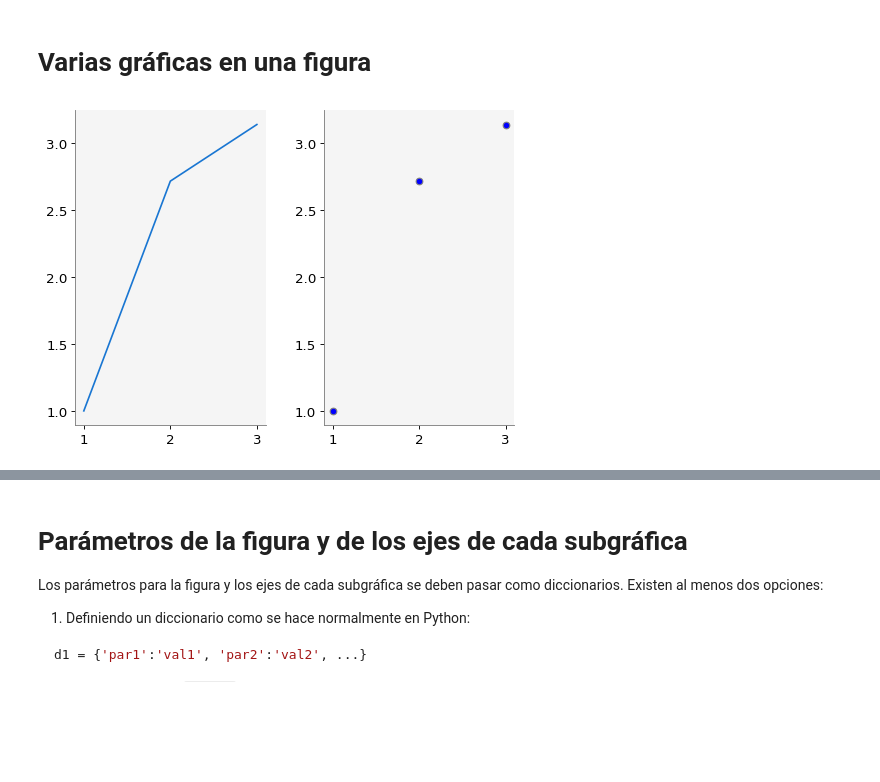
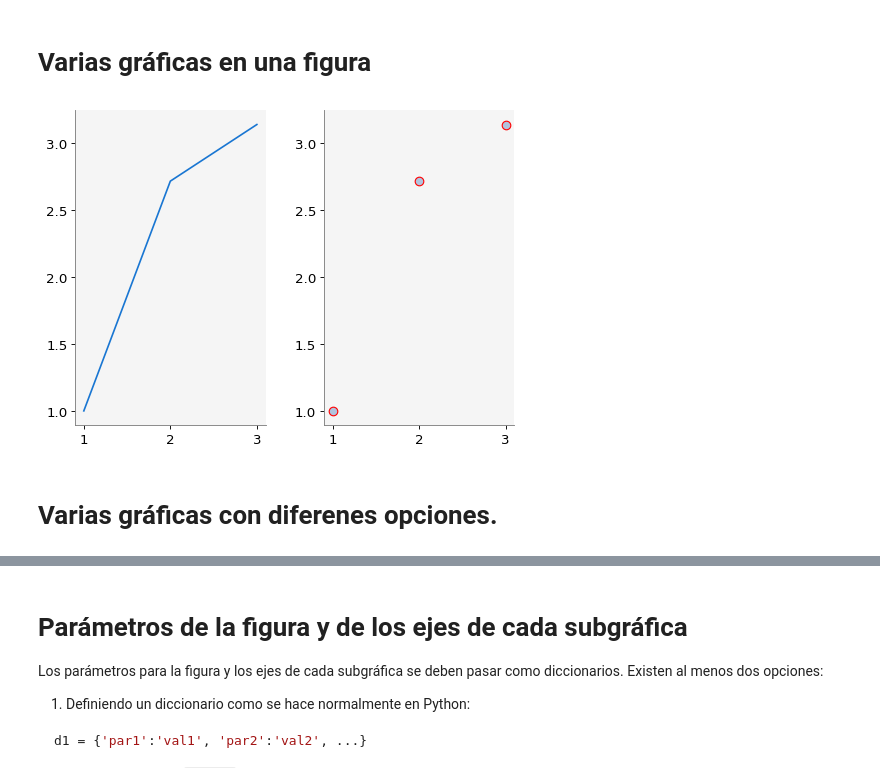
Before and after one commit to luiggix/macti_lib, a Jupyter notebook: macti/test_visual.ipynb, the cells around one changed output, grey strips where cells are left out. Drawn from its saved outputs; the diff is of its cells as text; code cells hidden in the pictures; blank space fills up the shorter version.

```diff
--- a/macti/test_visual.ipynb
+++ b/macti/test_visual.ipynb
@@ -42,16 +110,22 @@ v.grid()
 # %% [markdown]
 # Varias gráficas en una figura
 # %%
-v = vis.Plotter(1,2)
 x = np.array([1,2,3])
 y = np.array([1,2.718281828459045,3.141592653589793])
 
+v = vis.Plotter(1,2)
+
 # Las funciones de graficación son un subconjunto de las de matplotlib
+# Se usan los mismos parámetros de las funciones de matplotlib,
+
+# Gráfica 1.
 v.plot(1, x, y)
 
-# Se usan los mismos parámetros de las funciones de matplotlib,
-v.scatter(2, x, y, fc = 'blue', ec = 'gray')
+# Gráfica 2.
+v.scatter(2, x, y, fc = 'lightsteelblue', ec = 'red', s=60)
 
 v.show()
 # %% [output]
-[figure, old version]
+[figure, new version]
+# %% [markdown]
+# Varias gráficas con diferenes opciones.
```
Also changed, not shown: parts of 15 cells of this notebook, 1 other file.
